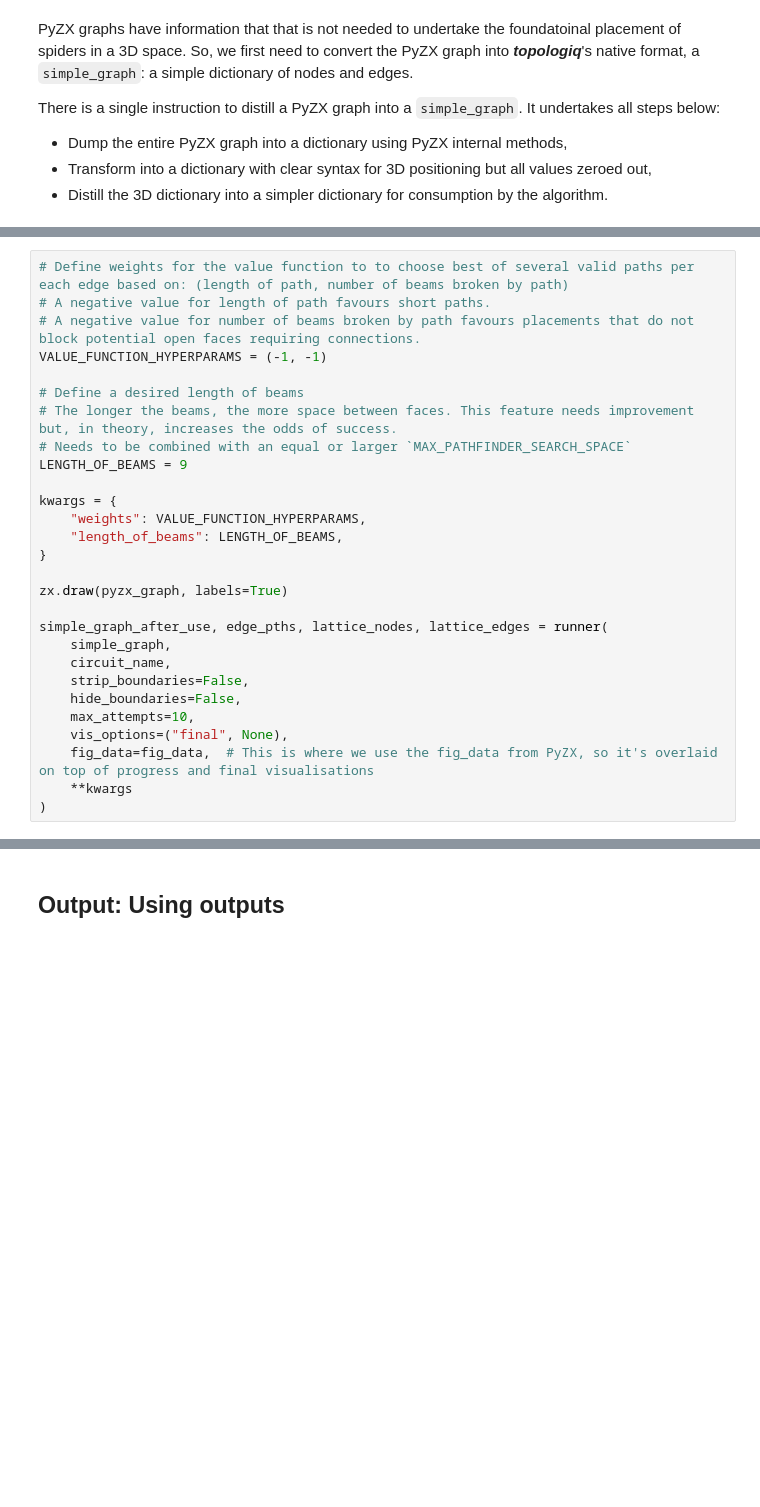
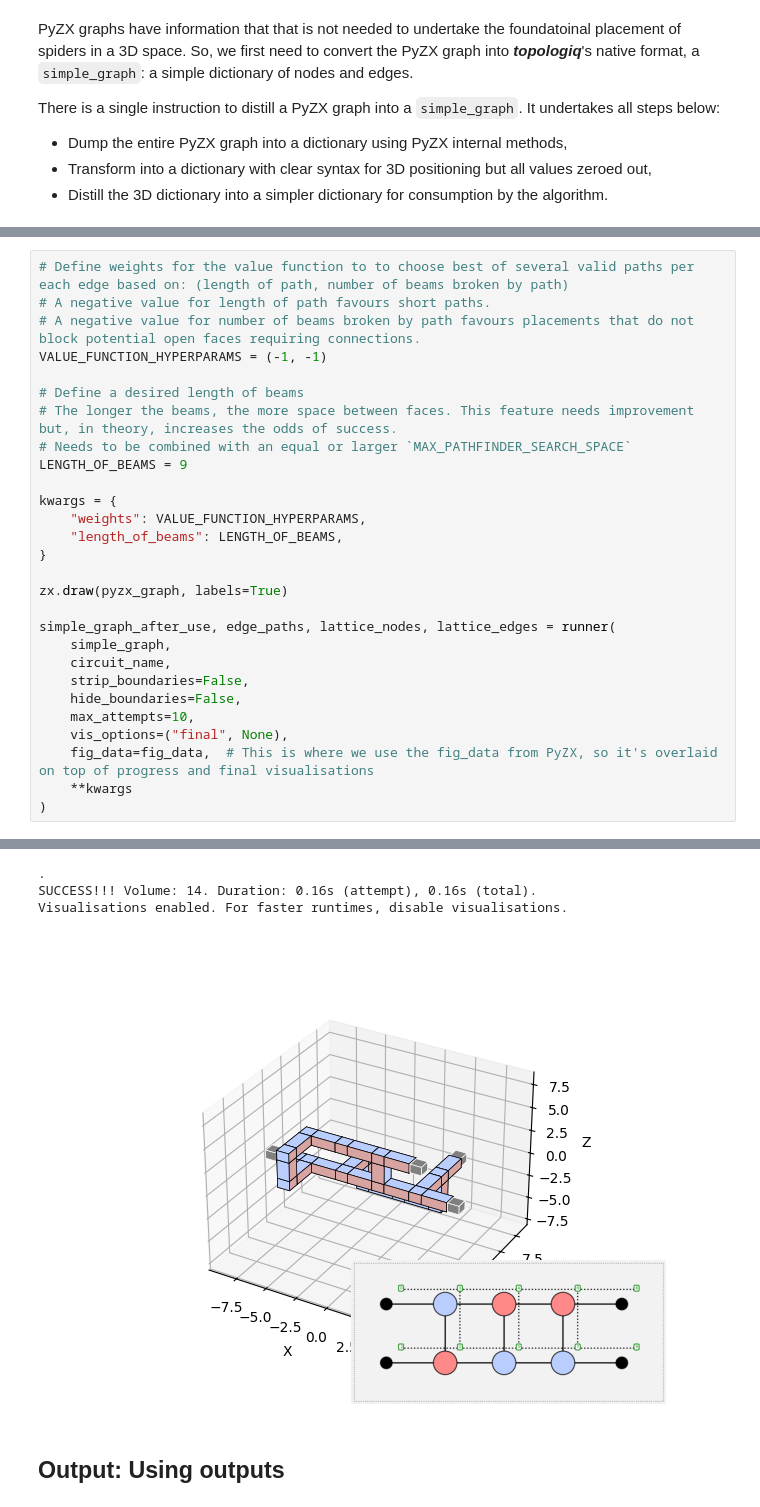
Before and after one commit to tqec/topologiq, a Jupyter notebook: docs/notebooks/pyzx_cnots.ipynb, the cells around one changed output, grey strips where cells are left out. Drawn from its saved outputs; the diff is of its cells as text; blank space fills up the shorter version.

```diff
--- a/docs/notebooks/pyzx_cnots.ipynb
+++ b/docs/notebooks/pyzx_cnots.ipynb
@@ -77,7 +81,7 @@ kwargs = {
 
 zx.draw(pyzx_graph, labels=True)
 
-simple_graph_after_use, edge_pths, lattice_nodes, lattice_edges = runner(
+simple_graph_after_use, edge_paths, lattice_nodes, lattice_edges = runner(
     simple_graph,
     circuit_name,
     strip_boundaries=False,
@@ -87,3 +91,4 @@ simple_graph_after_use, edge_pths, lattice_nodes, lattice_edges = runner(
     fig_data=fig_data,  # This is where we use the fig_data from PyZX, so it's overlaid on top of progress and final visualisations
     **kwargs
 )
+# %% [output]
@@ -90,3 +96,7 @@ simple_graph_after_use, edge_pths, lattice_nodes, lattice_edges = runner(
+.
+SUCCESS!!! Volume: 14. Duration: 0.16s (attempt), 0.16s (total).
+Visualisations enabled. For faster runtimes, disable visualisations.
+[figure, added]
 # %% [markdown]
 ## Output: Using outputs
 # %% [markdown]
```
Also changed, not shown: parts of 7 cells of this notebook, 17 other files.
